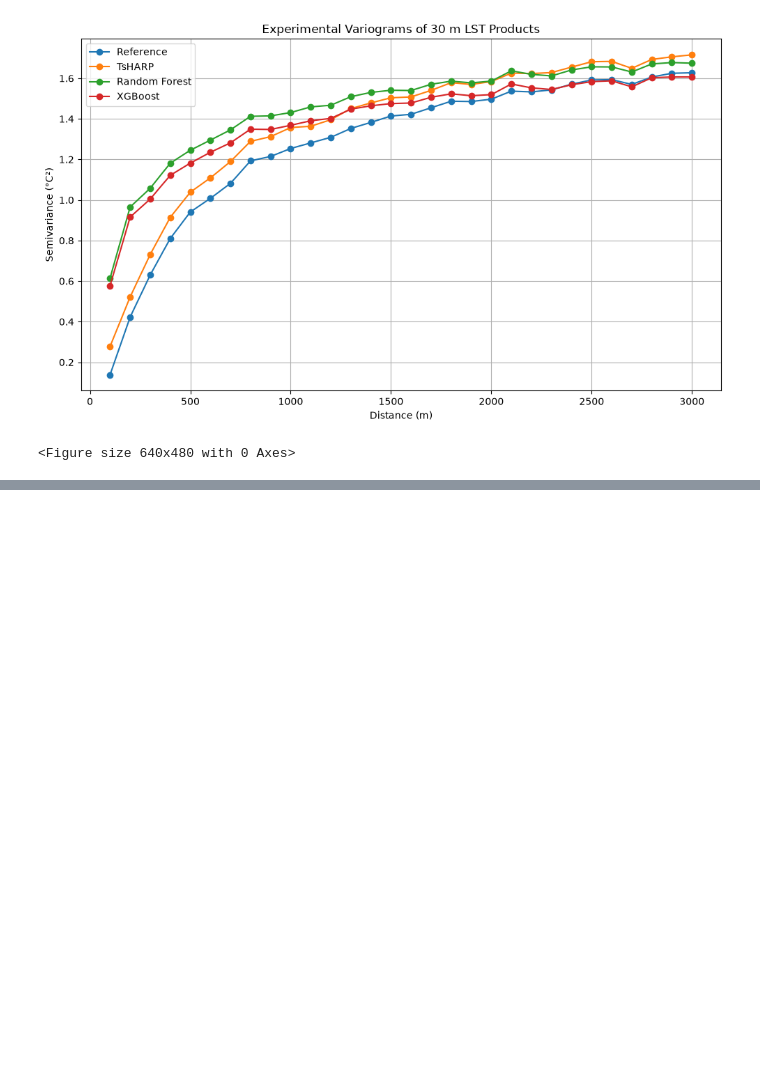
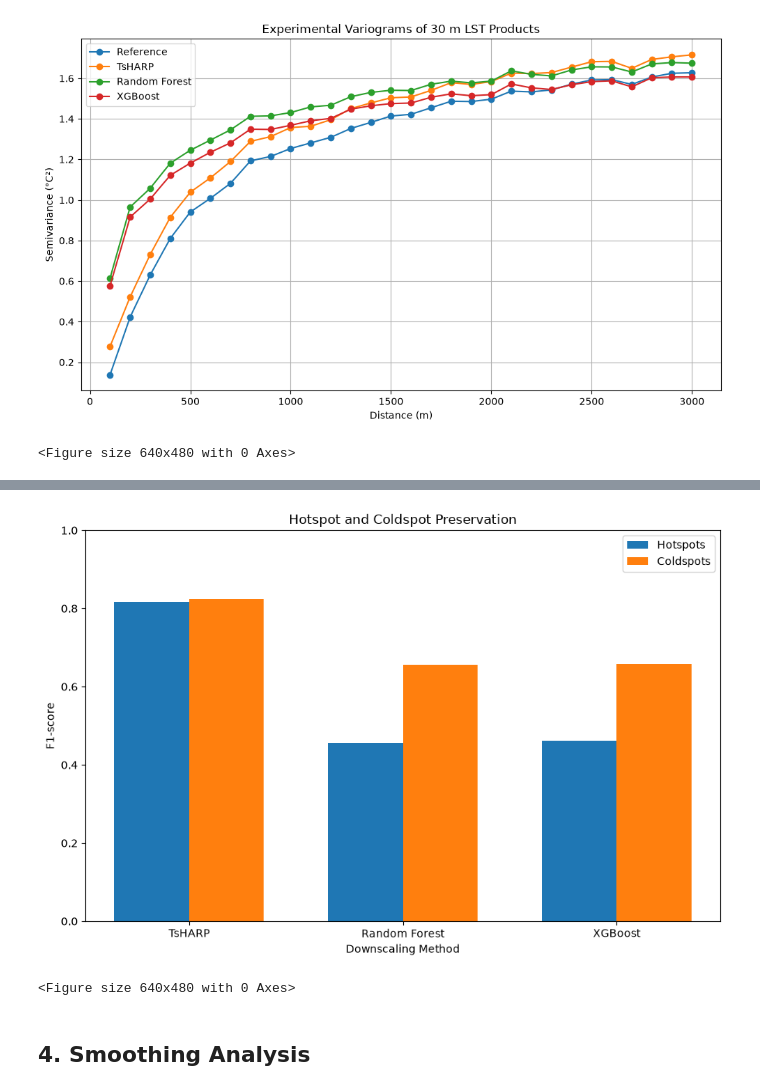
Before and after one commit to anshika1909singh-sys/GeoAI-LST-Downscaling, a Jupyter notebook: notebooks/09_Spatial_Validation.ipynb, the cells around one changed output, grey strips where cells are left out. Cells and saved outputs as stored; diff of their text form; code cells hidden in the pictures; blank space fills up the shorter version.

```diff
--- a/notebooks/09_Spatial_Validation.ipynb
+++ b/notebooks/09_Spatial_Validation.ipynb
@@ -697,0 +903,46 @@ plt.savefig(FIGURES_DIR/"Variogram_30m_LST")
+# %%
+models = list(hot_results.keys())
+
+hot_f1 = [
+    hot_results[m]["F1"]
+    for m in models
+]
+
+cold_f1 = [
+    cold_results[m]["F1"]
+    for m in models
+]
+
+x = np.arange(len(models))
+width = 0.35
+
+plt.figure(figsize=(9, 6))
+
+plt.bar(
+    x - width/2,
+    hot_f1,
+    width,
+    label="Hotspots"
+)
+
+plt.bar(
+    x + width/2,
+    cold_f1,
+    width,
+    label="Coldspots"
+)
+
+plt.xticks(x, models)
+plt.ylabel("F1-score")
+plt.xlabel("Downscaling Method")
+plt.title("Hotspot and Coldspot Preservation")
+plt.ylim(0, 1)
+plt.legend()
+plt.tight_layout()
+plt.show()
+plt.savefig(FIGURES_DIR/ "Hotspot_Preservation")
+# %% [output]
+[figure, added]
+<Figure size 640x480 with 0 Axes>
+# %% [markdown]
+## 4. Smoothing Analysis
```
Also changed, not shown: parts of 28 cells of this notebook, 16 other files.
